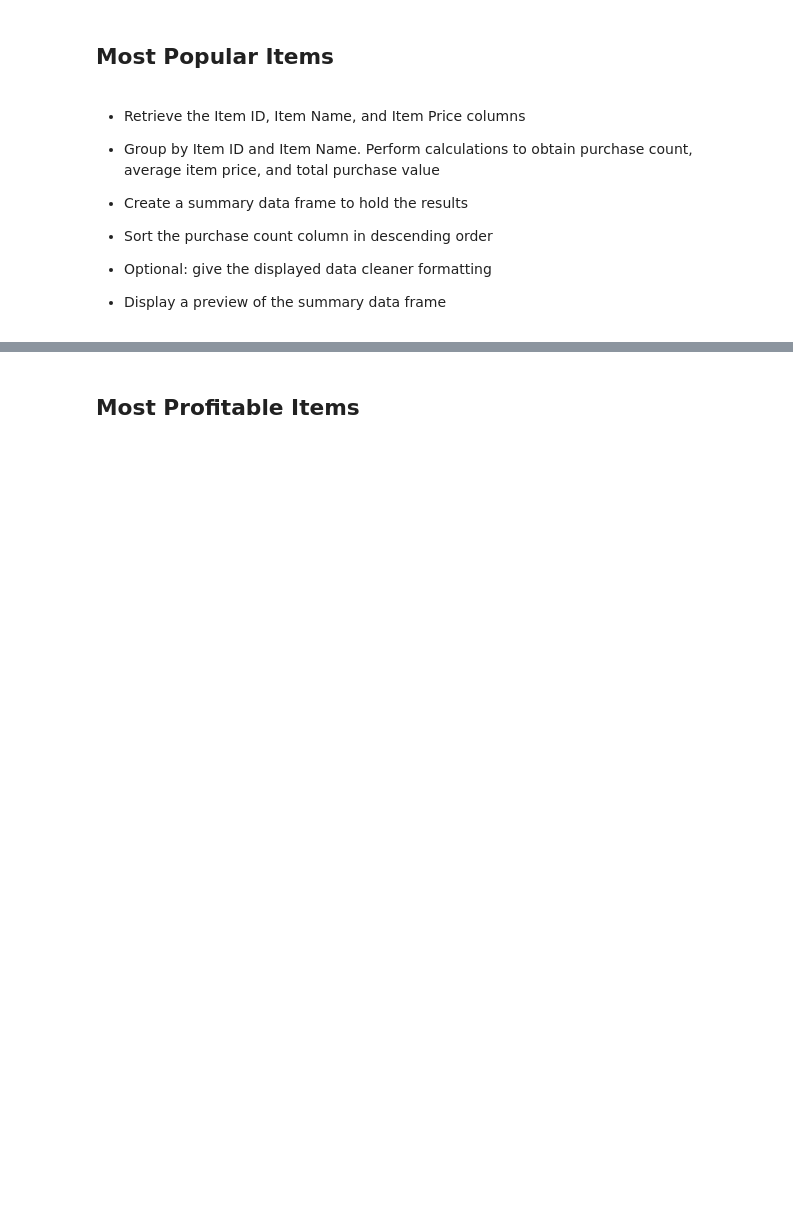
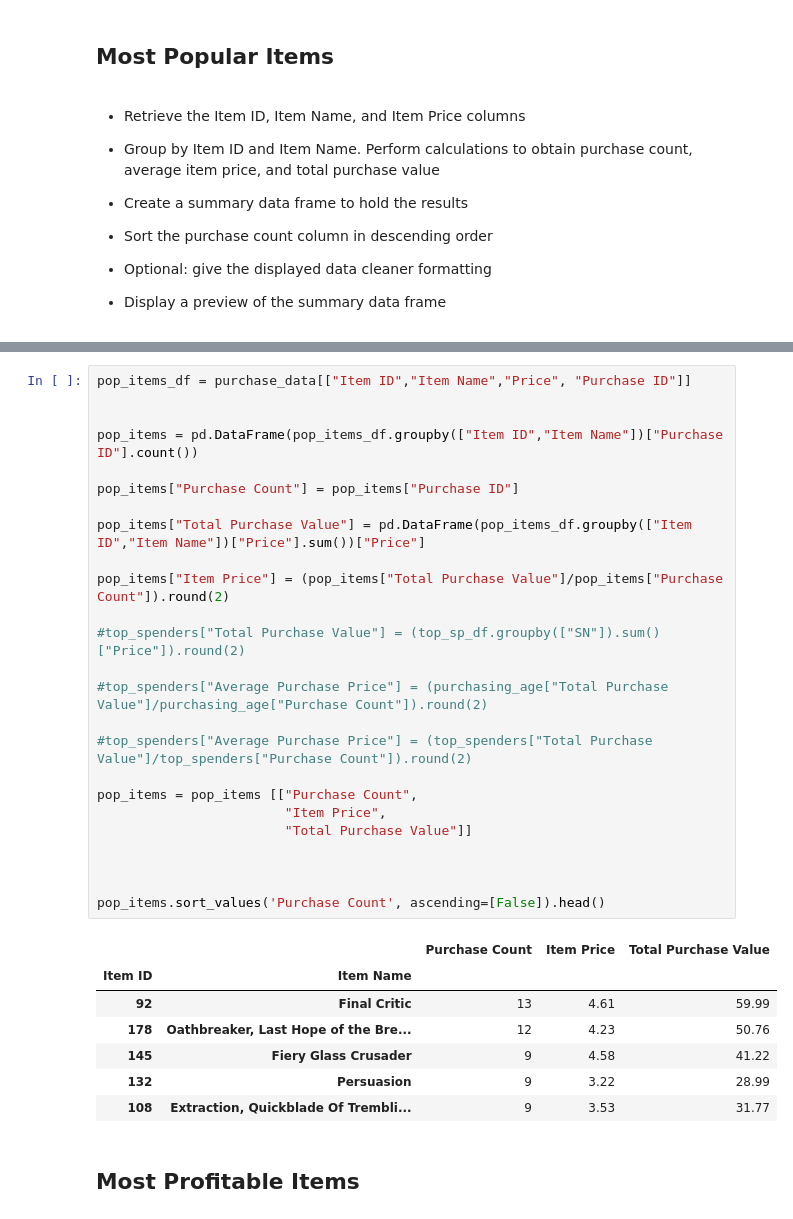
Before and after one commit to Sunny419-hub/pandas-challenge, a Jupyter notebook: HeroesOfPymoli/HeroesOfPymoli.ipynb, the cells around one changed output, grey strips where cells are left out. Drawn from its saved outputs; the diff is of its cells as text; blank space fills up the shorter version.

```diff
--- a/HeroesOfPymoli/HeroesOfPymoli.ipynb
+++ b/HeroesOfPymoli/HeroesOfPymoli.ipynb
@@ -321,3 +339,36 @@ purchasing_age
+# %%
+pop_items_df = purchase_data[["Item ID","Item Name","Price", "Purchase ID"]]
+
+
+pop_items = pd.DataFrame(pop_items_df.groupby(["Item ID","Item Name"])["Purchase ID"].count())
+
+pop_items["Purchase Count"] = pop_items["Purchase ID"]
+
+pop_items["Total Purchase Value"] = pd.DataFrame(pop_items_df.groupby(["Item ID","Item Name"])["Price"].sum())["Price"]
+
+pop_items["Item Price"] = (pop_items["Total Purchase Value"]/pop_items["Purchase Count"]).round(2)
+
+#top_spenders["Total Purchase Value"] = (top_sp_df.groupby(["SN"]).sum()["Price"]).round(2)
+
+#top_spenders["Average Purchase Price"] = (purchasing_age["Total Purchase Value"]/purchasing_age["Purchase Count"]).round(2)
+
+#top_spenders["Average Purchase Price"] = (top_spenders["Total Purchase Value"]/top_spenders["Purchase Count"]).round(2)
+
+pop_items = pop_items [["Purchase Count",
+                        "Item Price",
+                        "Total Purchase Value"]]
+
+
+
+pop_items.sort_values('Purchase Count', ascending=[False]).head()
+# %% [output]
+|  |  | Purchase Count | Item Price | Total Purchase Value |
+| Item ID | Item Name |  |  |  |
+| 92 | Final Critic | 13 | 4.61 | 59.99 |
+| 178 | Oathbreaker, Last Hope of the Bre... | 12 | 4.23 | 50.76 |
+| 145 | Fiery Glass Crusader | 9 | 4.58 | 41.22 |
+| 132 | Persuasion | 9 | 3.22 | 28.99 |
+| 108 | Extraction, Quickblade Of Trembli... | 9 | 3.53 | 31.77 |
 # %% [markdown]
 ## Most Profitable Items
 # %% [markdown]
```
Also changed, not shown: parts of 6 cells of this notebook.
